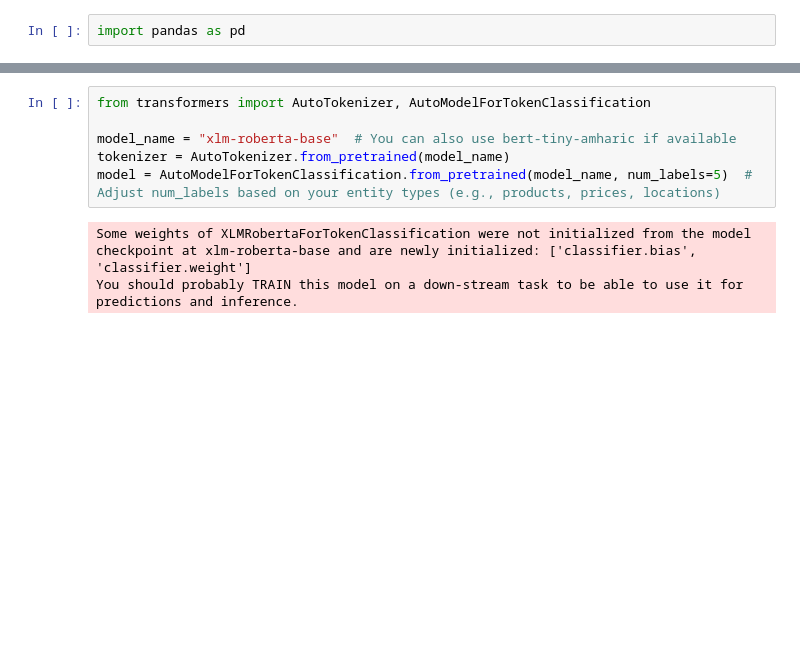
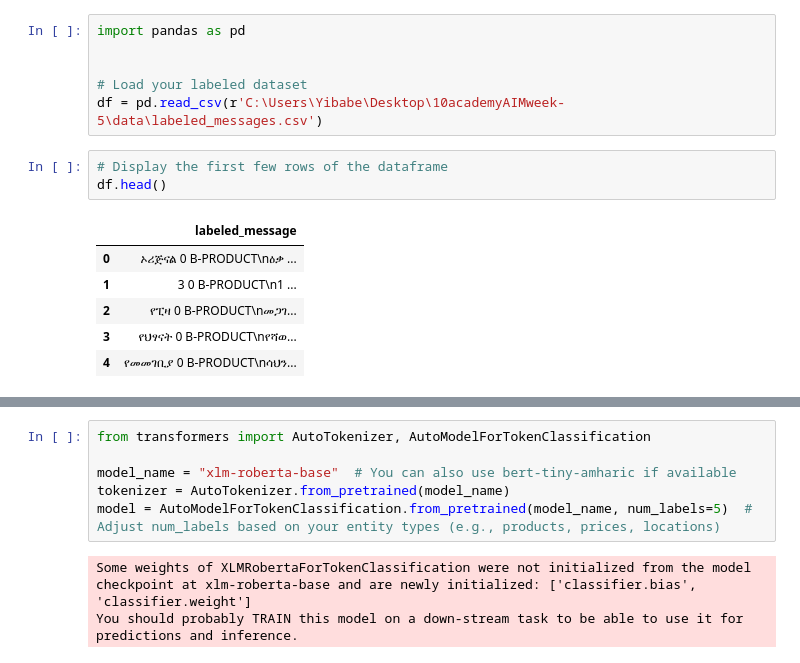
Before and after one commit to Begizew2112/10academyAIMweek-5, a Jupyter notebook: notebook/Fine_Tune_NER_Model .ipynb, the cells around one changed output, grey strips where cells are left out. Saved outputs shown, nothing was run; the diff lists cells and outputs as text; blank space fills up the shorter version.

```diff
--- a/notebook/Fine_Tune_NER_Model .ipynb
+++ b/notebook/Fine_Tune_NER_Model .ipynb
@@ -1,2 +1,16 @@
-# %%
-import pandas as pd
+# %%
+import pandas as pd
+
+
+# Load your labeled dataset
+df = pd.read_csv(r'C:\Users\Yibabe\Desktop\10academyAIMweek-5\data\labeled_messages.csv')
+# %%
+# Display the first few rows of the dataframe
+df.head()
+# %% [output]
+|  | labeled_message |
+| 0 | ኦሪጅናል 0 B-PRODUCT\nዕቃ ... |
+| 1 | 3 0 B-PRODUCT\n1 ... |
+| 2 | የፒዛ 0 B-PRODUCT\nመጋገ... |
+| 3 | የህፃናት 0 B-PRODUCT\nየሻወ... |
+| 4 | የመመገቢያ 0 B-PRODUCT\nሳህን... |
```
Also changed, not shown: parts of 18 cells of this notebook, 1 other file.
